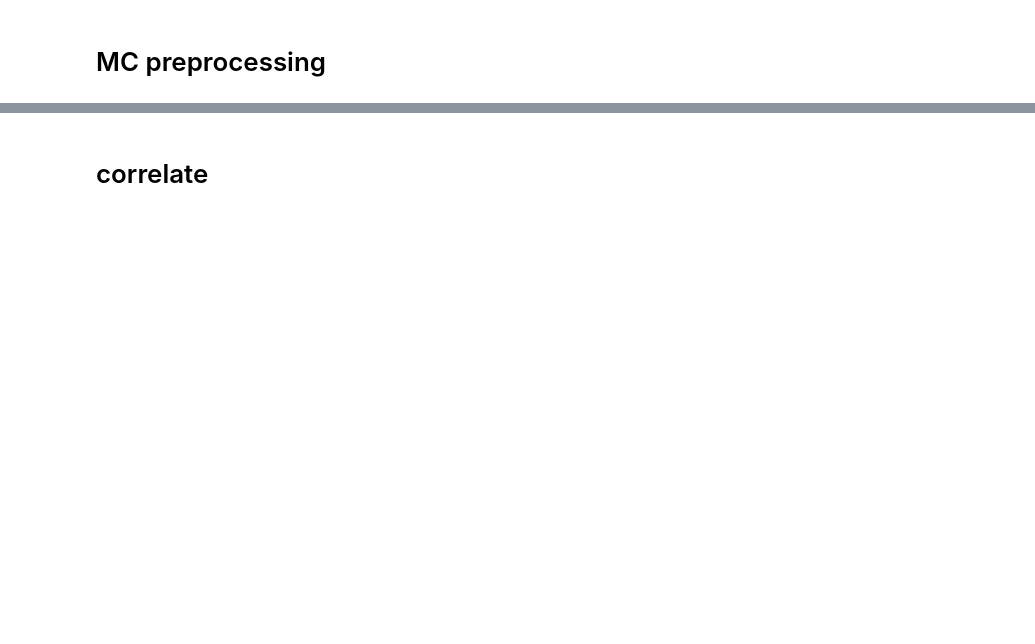
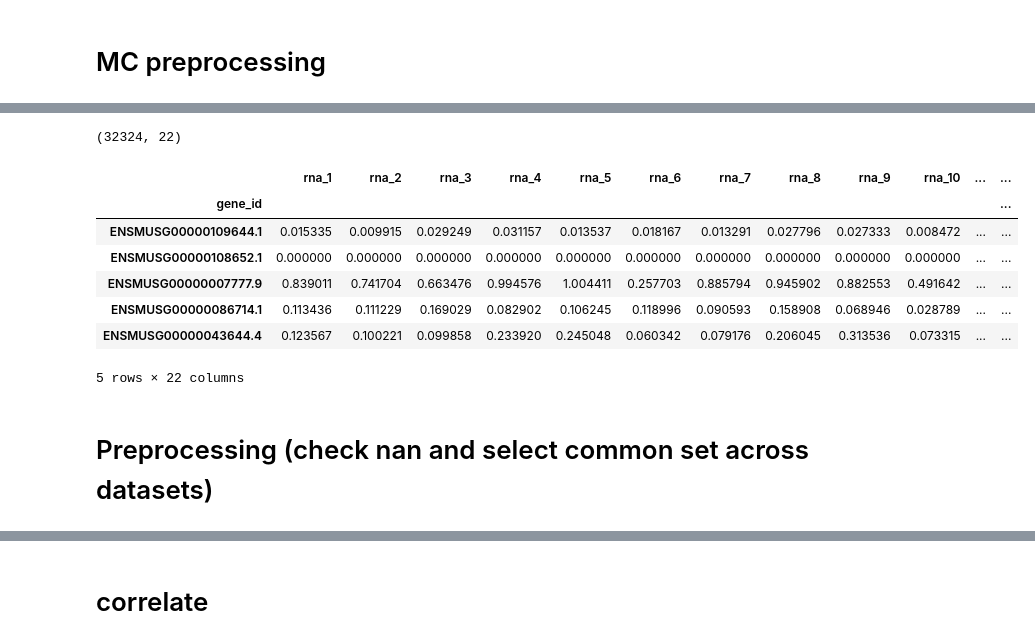
Before and after one commit to mukamel-lab-team/snmcseq, a Jupyter notebook: correlation_integration.ipynb, the cells around one changed output, grey strips where cells are left out. Saved outputs shown, nothing was run; the diff lists cells and outputs as text; code cells hidden in the pictures; blank space fills up the shorter version.

```diff
--- a/correlation_integration.ipynb
+++ b/correlation_integration.ipynb
@@ -203,0 +289,9 @@ logtpm = np.log10(1 + tmp)
+# %%
+# rna clusters and tsne
+with snmcseq_utils.cd('/cndd/fangming/integration'):
+    df_tsne = pd.read_table('tsne_rna_test_v2.tsv', index_col='sample')
+    df_clst = pd.read_table('clustering_rna_test_v2.tsv', index_col='sample')
+
+df_info_rna = pd.merge(df_clst, df_tsne, left_index=True, right_index=True)
+cells_rna = df_info_atac.index.values
+print(cells_rna.shape)
@@ -203,0 +300,22 @@ logtpm = np.log10(1 + tmp)
+# %%
+# rna data
+# f = '/cndd/fangming/datasets/zeng_smarter_nuclei_MOp/exon_counts.csv.gz'
+# df = pd.read_csv(f)
+# df = df.set_index('sample_id').T
+# df.index = [gene_name_to_id(gene_name, df_genes_v2) for gene_name in df.index] # move from gene_name to gene_id
+# df = df[~pd.isnull(df.index)] # remove not found gene
+
+# # counts to logtpm
+# gene_lengths = df_genes.loc[df.index, 'end'] - df_genes.loc[df.index, 'start']
+
+# tmp = df.divide(gene_lengths, axis=0)
+# tmp = tmp.divide(tmp.sum(axis=0))*1e6
+# logtpm = np.log10(1 + tmp)
+# logtpm.to_csv('/cndd/fangming/integration/snRNA_logtpm.tsv',
+#               sep='\t', na_rep='NA', index=True, header=True)
+
+
+f = '/cndd/fangming/integration/processed/snRNA_logtpm.tsv'
+logtpm = pd.read_table(f, index_col='gene_id')
+print(logtpm.shape)
+logtpm.head()
@@ -203,0 +332,15 @@ logtpm = np.log10(1 + tmp)
+# %%
+# clusters_rna (Gene_level)
+clusters_rna = pd.DataFrame()
+for label, df_sub in df_info_rna.groupby('cluster_ID'):
+    samples = df_sub.index.values
+    clusters_rna[label] = logtpm[samples].mean(axis=1)
+
+logging.info("Output shape: {}".format(clusters_rna.shape))
+
+# reorder by natural sort
+clusters_rna = clusters_rna[natsorted(clusters_rna.columns)]
+clusters_rna.columns = ['rna_'+col.strip('clusters_') for col in clusters_rna.columns]
+print(clusters_rna.shape)
+clusters_rna.head()
+# %% [output]
@@ -203,0 +348,11 @@ logtpm = np.log10(1 + tmp)
+(32324, 22)
+|  | rna_1 | rna_2 | rna_3 | rna_4 | rna_5 | rna_6 | rna_7 | rna_8 | rna_9 | rna_10 | ... | ... |
+| gene_id |  |  |  |  |  |  |  |  |  |  |  | ... |
+| ENSMUSG00000109644.1 | 0.015335 | 0.009915 | 0.029249 | 0.031157 | 0.013537 | 0.018167 | 0.013291 | 0.027796 | 0.027333 | 0.008472 | ... | ... |
+| ENSMUSG00000108652.1 | 0.000000 | 0.000000 | 0.000000 | 0.000000 | 0.000000 | 0.000000 | 0.000000 | 0.000000 | 0.000000 | 0.000000 | ... | ... |
+| ENSMUSG00000007777.9 | 0.839011 | 0.741704 | 0.663476 | 0.994576 | 1.004411 | 0.257703 | 0.885794 | 0.945902 | 0.882553 | 0.491642 | ... | ... |
+| ENSMUSG00000086714.1 | 0.113436 | 0.111229 | 0.169029 | 0.082902 | 0.106245 | 0.118996 | 0.090593 | 0.158908 | 0.068946 | 0.028789 | ... | ... |
+| ENSMUSG00000043644.4 | 0.123567 | 0.100221 | 0.099858 | 0.233920 | 0.245048 | 0.060342 | 0.079176 | 0.206045 | 0.313536 | 0.073315 | ... | ... |
+5 rows × 22 columns
+# %% [markdown]
+# Preprocessing (check nan and select common set across datasets)
```
Also changed, not shown: parts of 38 cells of this notebook, 13 other files.
